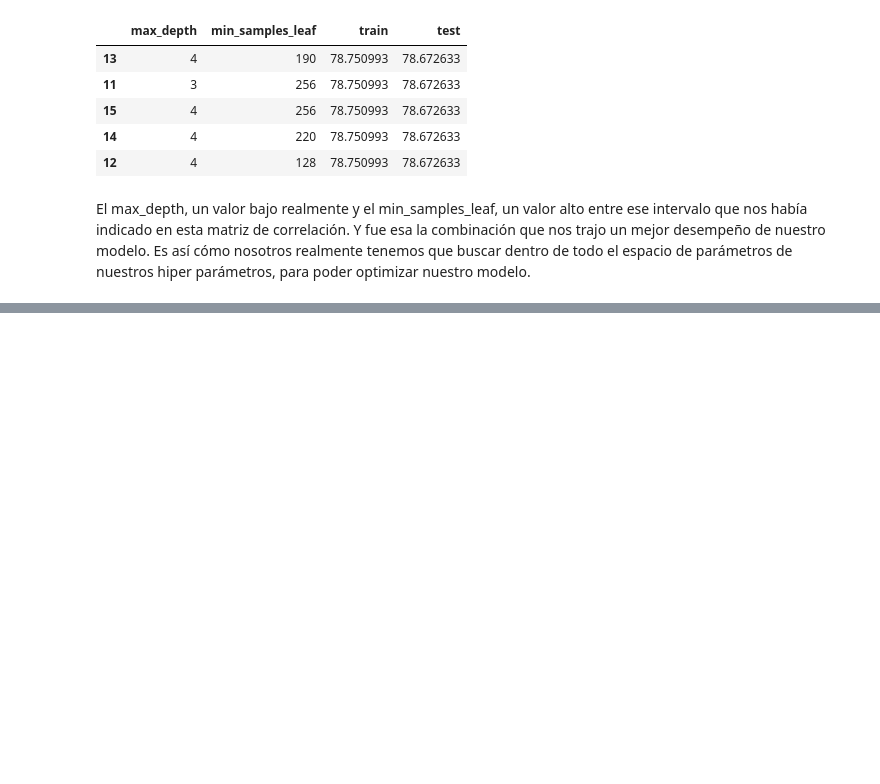
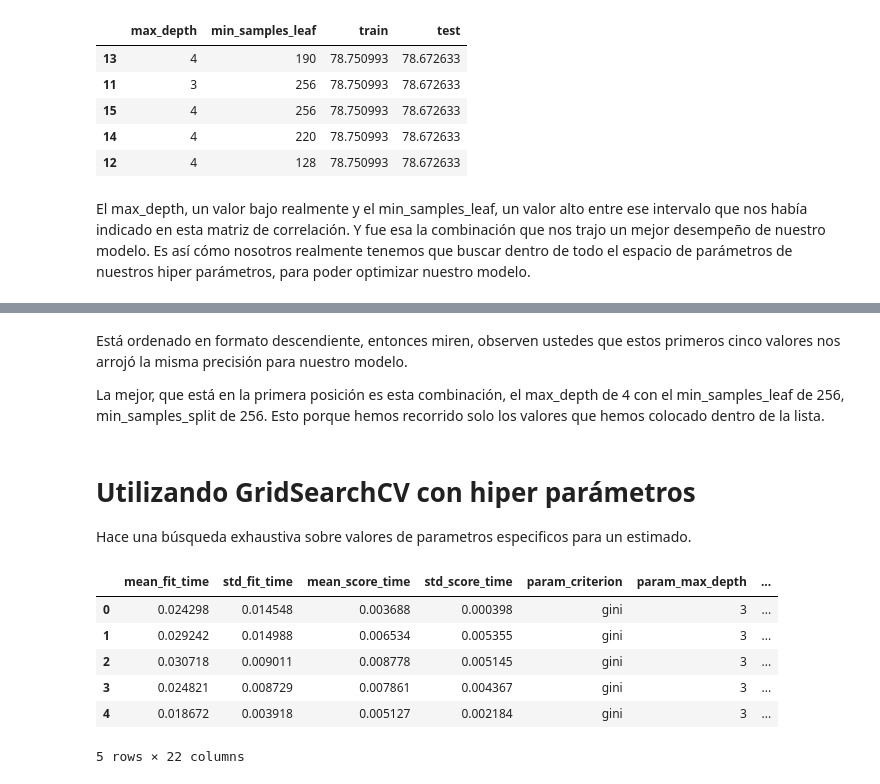
Before and after one commit to natalyq1/Machine_learning1, a Jupyter notebook: Optimizando_modelo_X_hiperparametros.ipynb, the cells around one changed output, grey strips where cells are left out. Drawn from its saved outputs; the diff is of its cells as text; code cells hidden in the pictures; blank space fills up the shorter version.

```diff
--- a/Optimizando_modelo_X_hiperparametros.ipynb
+++ b/Optimizando_modelo_X_hiperparametros.ipynb
@@ -603,0 +698,35 @@ El max_depth, un valor bajo realmente y el min_samples_leaf, un valor alto entre
+# %% [markdown]
+Está ordenado en formato descendiente, entonces miren, observen ustedes que estos primeros cinco valores nos arrojó la misma precisión para nuestro modelo.
+
+La mejor, que está en la primera posición es esta combinación, el max_depth de 4 con el min_samples_leaf de 256, min_samples_split de 256. Esto porque hemos recorrido solo los valores que hemos colocado dentro de la lista.
+# %% [markdown]
+# Utilizando GridSearchCV con hiper parámetros
+
+Hace una búsqueda exhaustiva sobre valores de parametros especificos para un estimado.
+# %%
+from sklearn.model_selection import GridSearchCV
+
+SEED = 301
+np.random.seed(SEED)
+
+espacio_de_parametros = {
+    'max_depth' : [3, 5],
+    'min_samples_split' : [32, 64, 128],
+    'min_samples_leaf' : [32, 64, 128],
+    'criterion' : ['gini', 'entropy'], #validacion cruzada
+}
+
+buscar = GridSearchCV(DecisionTreeClassifier(),
+                      espacio_de_parametros,
+                      cv = GroupKFold(n_splits = 10))
+buscar.fit(x_ord, y_ord, groups = datos.modelo)
+resultados = pd.DataFrame(buscar.cv_results_)
+resultados.head()
+# %% [output]
+|  | mean_fit_time | std_fit_time | mean_score_time | std_score_time | param_criterion | param_max_depth | ... |
+| 0 | 0.024298 | 0.014548 | 0.003688 | 0.000398 | gini | 3 | ... |
+| 1 | 0.029242 | 0.014988 | 0.006534 | 0.005355 | gini | 3 | ... |
+| 2 | 0.030718 | 0.009011 | 0.008778 | 0.005145 | gini | 3 | ... |
+| 3 | 0.024821 | 0.008729 | 0.007861 | 0.004367 | gini | 3 | ... |
+| 4 | 0.018672 | 0.003918 | 0.005127 | 0.002184 | gini | 3 | ... |
+5 rows × 22 columns
```
Also changed, not shown: parts of 27 cells of this notebook.
